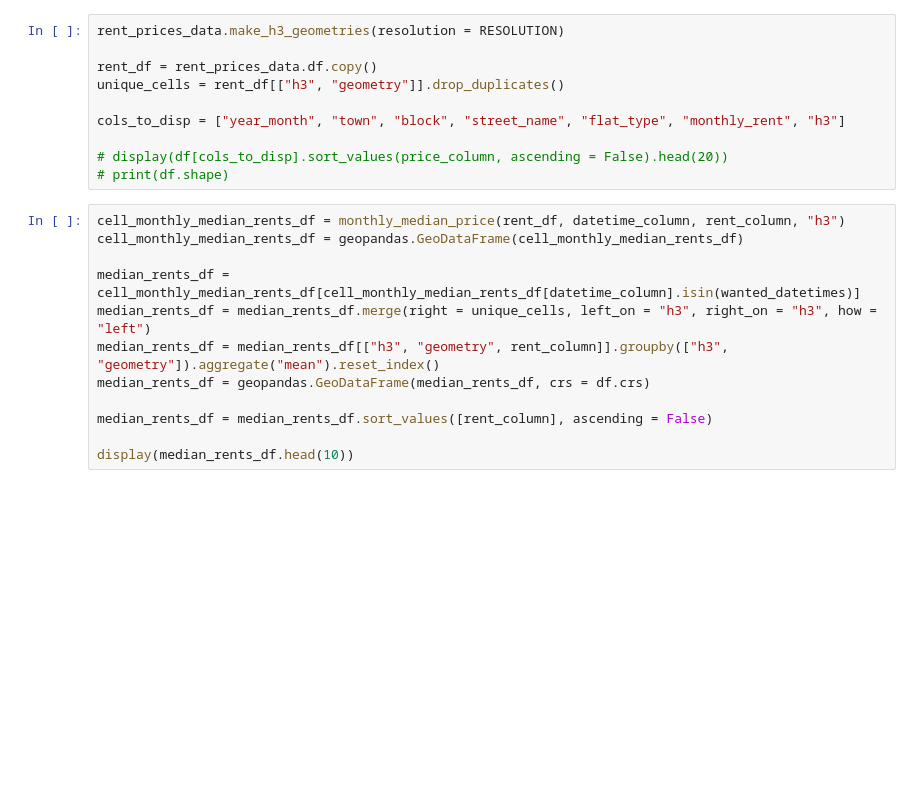
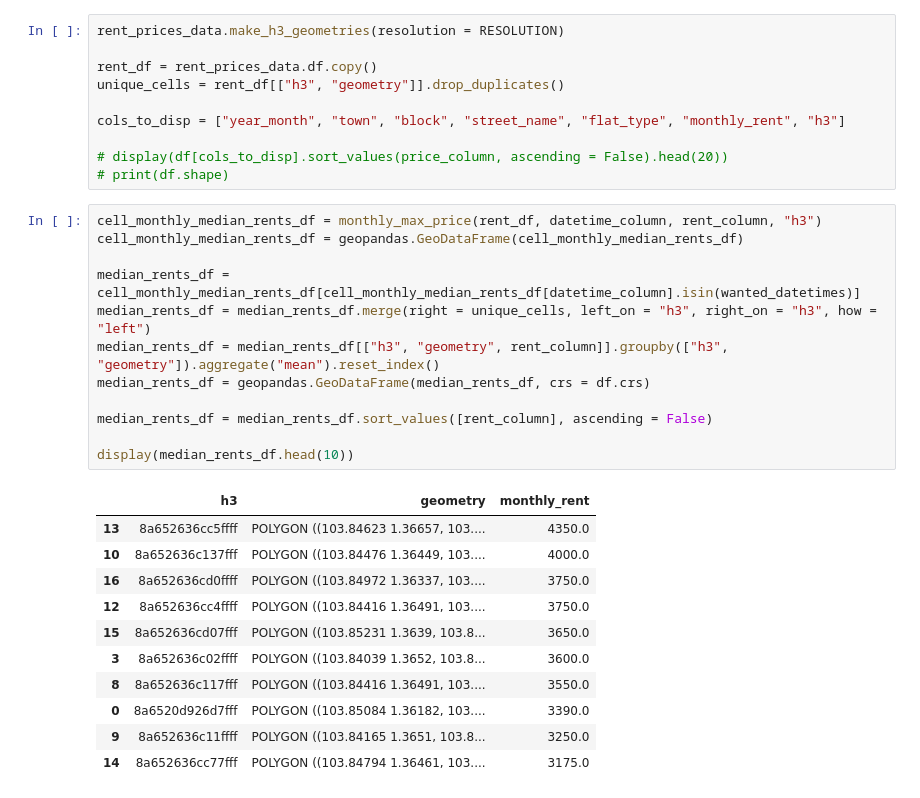
Before and after one commit to natsunoyuki/resale-flat-prices, a Jupyter notebook: notebooks/h3_statistical_analysis.ipynb, the cells around one changed output. Cells and saved outputs as stored; diff of their text form; blank space fills up the shorter version.

```diff
--- a/notebooks/h3_statistical_analysis.ipynb
+++ b/notebooks/h3_statistical_analysis.ipynb
@@ -148,17 +149,29 @@ cols_to_disp = ["year_month", "town", "block", "street_name", "flat_type", "mont
 # display(df[cols_to_disp].sort_values(price_column, ascending = False).head(20))
 # print(df.shape)
 # %%
-cell_monthly_median_rents_df = monthly_median_price(rent_df, datetime_column, rent_column, "h3")
+cell_monthly_median_rents_df = monthly_max_price(rent_df, datetime_column, rent_column, "h3")
 cell_monthly_median_rents_df = geopandas.GeoDataFrame(cell_monthly_median_rents_df)
 
 median_rents_df = cell_monthly_median_rents_df[cell_monthly_median_rents_df[datetime_column].isin(wanted_datetimes)]
 median_rents_df = median_rents_df.merge(right = unique_cells, left_on = "h3", right_on = "h3", how = "left")
 median_rents_df = median_rents_df[["h3", "geometry", rent_column]].groupby(["h3", "geometry"]).aggregate("mean").reset_index()
 median_rents_df = geopandas.GeoDataFrame(median_rents_df, crs = df.crs)
 
 median_rents_df = median_rents_df.sort_values([rent_column], ascending = False)
 
 display(median_rents_df.head(10))
+# %% [output]
+|  | h3 | geometry | monthly_rent |
+| 13 | 8a652636cc5ffff | POLYGON ((103.84623 1.36657, 103.... | 4350.0 |
+| 10 | 8a652636c137fff | POLYGON ((103.84476 1.36449, 103.... | 4000.0 |
+| 16 | 8a652636cd0ffff | POLYGON ((103.84972 1.36337, 103.... | 3750.0 |
+| 12 | 8a652636cc4ffff | POLYGON ((103.84416 1.36491, 103.... | 3750.0 |
+| 15 | 8a652636cd07fff | POLYGON ((103.85231 1.3639, 103.8... | 3650.0 |
+| 3 | 8a652636c02ffff | POLYGON ((103.84039 1.3652, 103.8... | 3600.0 |
+| 8 | 8a652636c117fff | POLYGON ((103.84416 1.36491, 103.... | 3550.0 |
+| 0 | 8a6520d926d7fff | POLYGON ((103.85084 1.36182, 103.... | 3390.0 |
+| 9 | 8a652636c11ffff | POLYGON ((103.84165 1.3651, 103.8... | 3250.0 |
+| 14 | 8a652636cc77fff | POLYGON ((103.84794 1.36461, 103.... | 3175.0 |
 # %%
 plot_df(
     median_rents_df,
```
Also changed, not shown: parts of 8 cells of this notebook, 2 other files.
